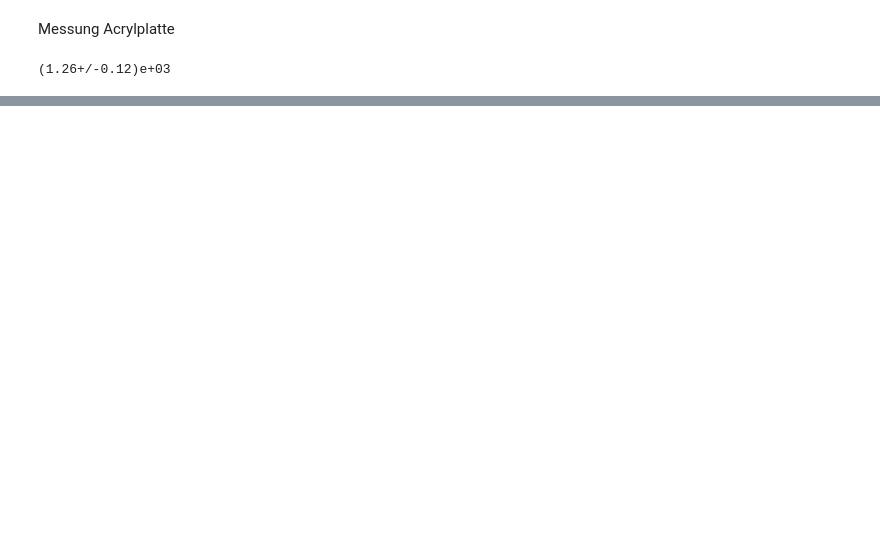
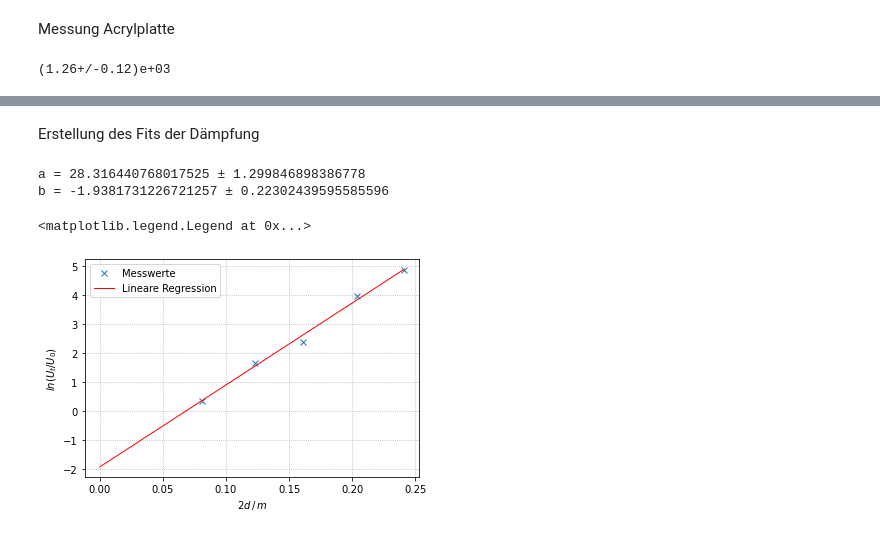
Before and after one commit to waerther/grundpraktikum2, a Jupyter notebook: us1/auswertung.ipynb, the cells around one changed output, grey strips where cells are left out. Drawn from its saved outputs; the diff is of its cells as text; code cells hidden in the pictures; blank space fills up the shorter version.

```diff
--- a/us1/auswertung.ipynb
+++ b/us1/auswertung.ipynb
@@ -52,0 +89,34 @@ NameError: name 'x' is not defined
+# %% [markdown]
+Erstellung des Fits der Dämpfung
+# %%
+# Daten einlesen
+d = np.array([0.0404, 0.0615, 0.0805, 0.1019, 0.1205]) * 2
+I = np.array([0.92, 0.25, 0.12, 0.025, 0.01])
+I_plot = -np.log(I / 1.31) # 1.31 = u_0
+
+params, covariance_matrix = np.polyfit(d, I_plot, deg=1, cov=True)
+
+errors = np.sqrt(np.diag(covariance_matrix))
+
+for name, value, error in zip('ab', params, errors):
+    print(f'{name} = {value} ± {error}')
+
+x_plot = np.linspace(0, np.max(d))
+
+plt.plot(d, I_plot, 'x', label="Messwerte")
+plt.plot(
+    x_plot,
+    params[0] * x_plot + params[1],
+    label='Lineare Regression',
+    linewidth=1,
+    color='red',
+)
+plt.xlabel(r'$ 2 d \, / \, m$')
+plt.ylabel(r'$ln (U_t / U_0)$')
+plt.grid(ls=':')
+plt.legend(loc="best")
+# %% [output]
+a = 28.316440768017525 ± 1.299846898386778
+b = -1.9381731226721257 ± 0.22302439595585596
+<matplotlib.legend.Legend at 0x...>
+[figure, added]
```
Also changed, not shown: parts of 4 cells of this notebook, 7 other files.
